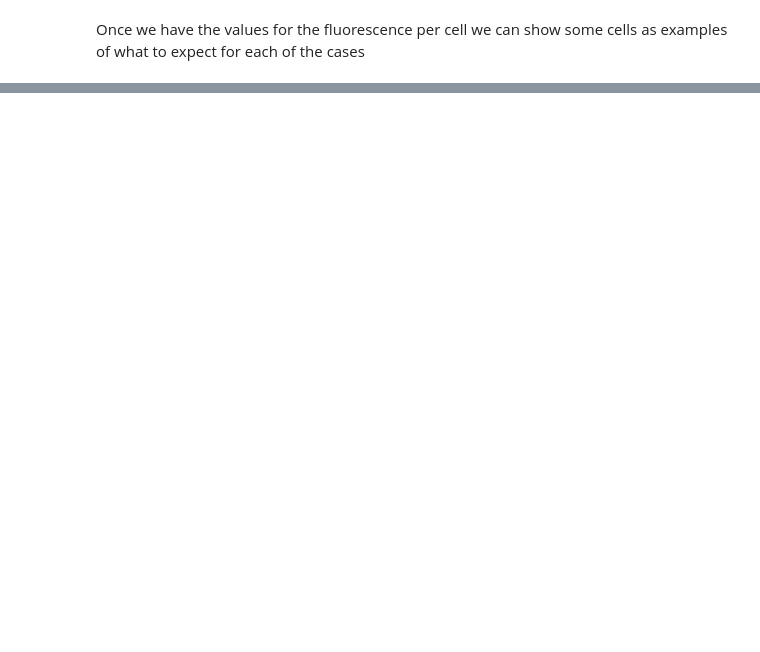
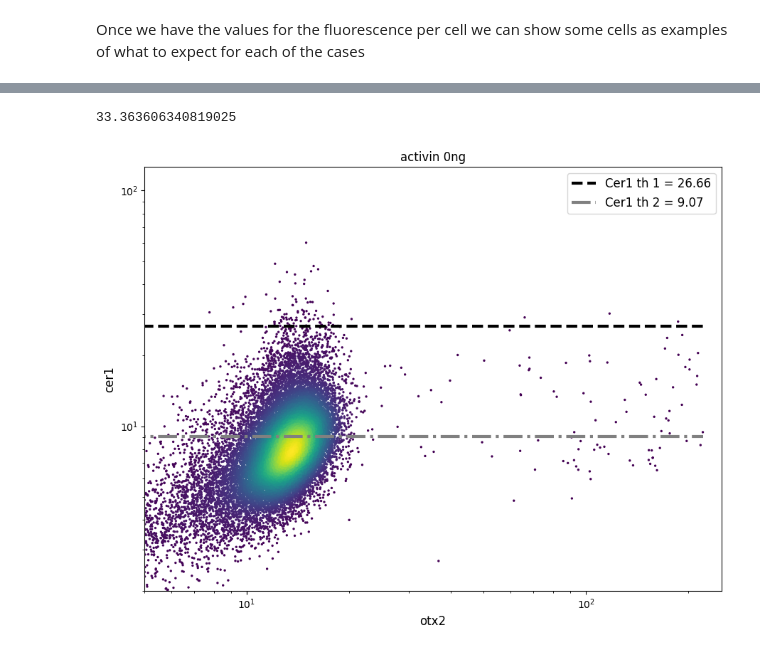
Before and after one commit to dsb-lab/tilesegment, a Jupyter notebook: examples/fluo_quantification_and_thresholding.ipynb, the cells around one changed output, grey strips where cells are left out. Drawn from its saved outputs; the diff is of its cells as text; code cells hidden in the pictures; blank space fills up the shorter version.

```diff
--- a/examples/fluo_quantification_and_thresholding.ipynb
+++ b/examples/fluo_quantification_and_thresholding.ipynb
@@ -486,0 +622,33 @@ plt.show()
+# %%
+otx2 = OTX2[0]
+cer1 = CER1[0]
+
+poscells_cer_200 = [c1 for c1 in cer1 if c1 > cer1_th_200]
+print((len(poscells_cer_200)/len(cer1)) * 100)
+
+# Calculate the point density
+otx2cer1 = np.vstack([np.log(otx2),np.log(cer1)])
+z_otx2cer1 = gaussian_kde(otx2cer1)(otx2cer1)
+
+fig, ax = plt.subplots(figsize=(9,7))
+sc = ax.scatter(otx2, cer1, c=z_otx2cer1, s=2)
+# plt.colorbar(sc, ax=ax, label='Number of points per pixel')
+ax.set_yscale("log")
+ax.set_xscale("log")
+ax.set_xlabel("otx2", fontsize=12)
+ax.set_ylabel("cer1", fontsize=12)
+ax.set_xlim(5, 10**2.4)
+ax.set_ylim(2, 10**2.1)
+ax.set_title("activin "+concentrations[0])
+x = np.linspace(min(otx2), max(otx2), 100)
+y = np.ones(len(x)) * cer1_th_0
+ax.plot(x, y, c='k', ls='--', lw=3, label="Cer1 th 1 = {:0.2f}".format(cer1_th_0))
+y = np.ones(len(x)) * cer1_th_200
+ax.plot(x, y, c='grey', ls='-.', lw=3, label="Cer1 th 2 = {:0.2f}".format(cer1_th_200))
+plt.tight_layout()
+plt.legend(loc='upper right', fontsize=12)
+plt.savefig(path_save+"otx2-cer1_cer1th_activin-"+concentrations[0]+".png")
+plt.show()
+# %% [output]
+33.363606340819025
+[figure, added]
```
Also changed, not shown: parts of 31 cells of this notebook, 1 other file.
